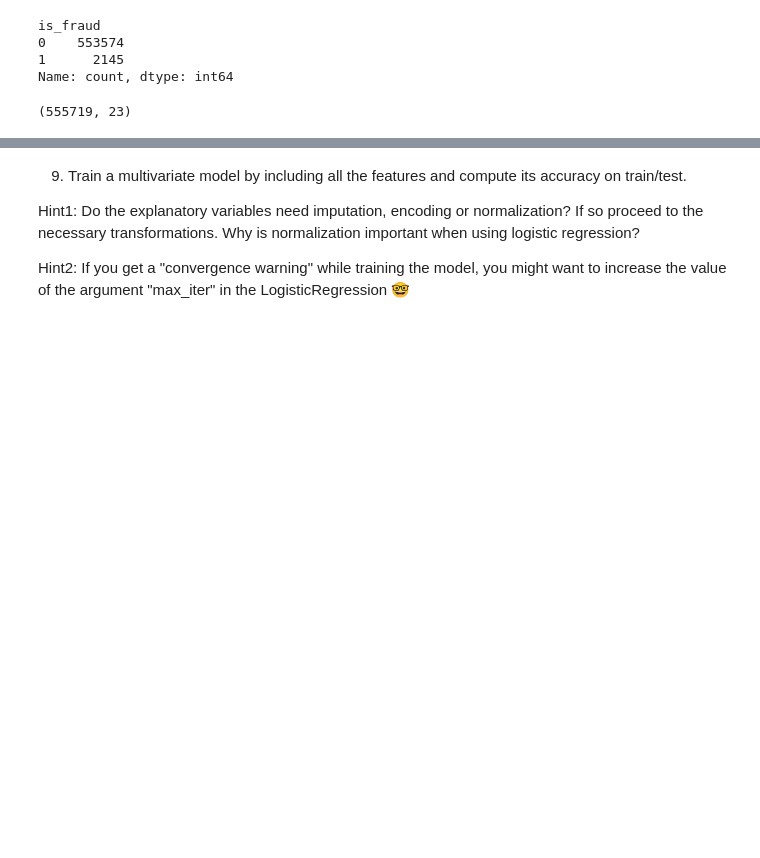
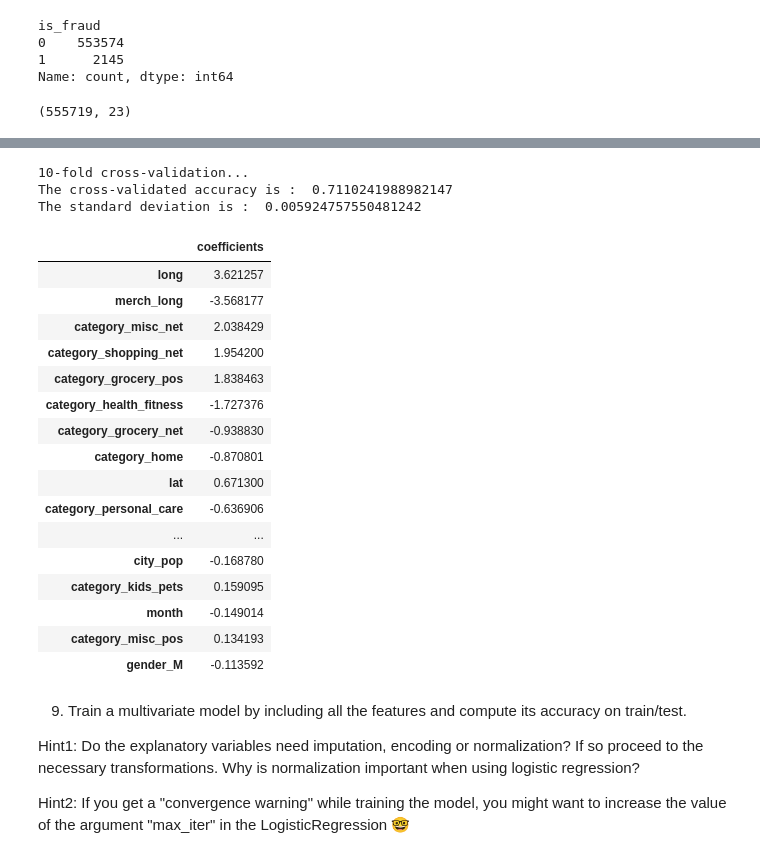
Before and after one commit to PierreSchickele/CC_Fraud_Prediction_ProjetFinal, a Jupyter notebook: Credit_Card_Fraud.ipynb, the cells around one changed output, grey strips where cells are left out. Drawn from its saved outputs; the diff is of its cells as text; code cells hidden in the pictures; blank space fills up the shorter version.

Commit message:
implementation baseline model logreg

```diff
--- a/Credit_Card_Fraud.ipynb
+++ b/Credit_Card_Fraud.ipynb
@@ -234,0 +206,17 @@ The baseline model is already much more efficient than a dummy model!
+# %%
+X = df.loc[:,features]
+y = df.loc[:,target]
+X_train, X_test, y_train, y_test = train_test_split(X, y, test_size=0.2, random_state=0, stratify=y)
+# %%
+categorical_transformer = Pipeline(
+    steps=[("encoder", OneHotEncoder(drop="first"))]
+)
+
+numeric_transformer = Pipeline(
+    steps=[("scaler", StandardScaler())]
+)
+
+preprocessor = ColumnTransformer([
+    ('categorical', categorical_transformer, categorical_features),
+    ('numerical', numeric_transformer, numerical_features)
+])
@@ -234,0 +226,9 @@ The baseline model is already much more efficient than a dummy model!
+# %%
+print("Train model...")
+# baseline_clf = Pipeline([
+#     ('preprocessor', preprocessor),
+#     ('classifier', LogisticRegression())
+# ])
+baseline_clf = LogisticRegression(class_weight='balanced', max_iter=1000)
+baseline_clf.fit(X_train, y_train)
+print("...Done.")
@@ -234,0 +257,44 @@ The baseline model is already much more efficient than a dummy model!
+# %%
+# Perform 10-fold cross-validation
+print("10-fold cross-validation...")
+scores = cross_val_score(baseline_clf, X_train, y_train, cv=10)
+print('The cross-validated accuracy is : ', scores.mean())
+print('The standard deviation is : ', scores.std())
+# %% [output]
+10-fold cross-validation...
+The cross-validated accuracy is :  0.7110241988982147
+The standard deviation is :  0.005924757550481242
+# %%
+column_names = []
+for name, pipeline, features_list in preprocessor.transformers_: # loop over pipelines
+    if name == 'numerical': # if pipeline is for numeric variables
+        features = features_list # just get the names of columns to which it has been applied
+    else: # if pipeline is for categorical variables
+        features = pipeline.named_steps['encoder'].get_feature_names_out() # get output columns names from OneHotEncoder
+    column_names.extend(features) # concatenate features names
+
+#print("Names of columns corresponding to each coefficient: ", column_names)
+# %%
+# Create a pandas DataFrame
+coefs = pd.DataFrame(index = column_names,
+                     data = baseline_clf.coef_.transpose(),
+                     columns=["coefficients"]).sort_values(by='coefficients', key=abs, ascending=False)
+coefs
+# %% [output]
+|  | coefficients |
+| long | 3.621257 |
+| merch_long | -3.568177 |
+| category_misc_net | 2.038429 |
+| category_shopping_net | 1.954200 |
+| category_grocery_pos | 1.838463 |
+| category_health_fitness | -1.727376 |
+| category_grocery_net | -0.938830 |
+| category_home | -0.870801 |
+| lat | 0.671300 |
+| category_personal_care | -0.636906 |
+| ... | ... |
+| city_pop | -0.168780 |
+| category_kids_pets | 0.159095 |
+| month | -0.149014 |
+| category_misc_pos | 0.134193 |
+| gender_M | -0.113592 |
```
Also changed, not shown: parts of 37 cells of this notebook.
